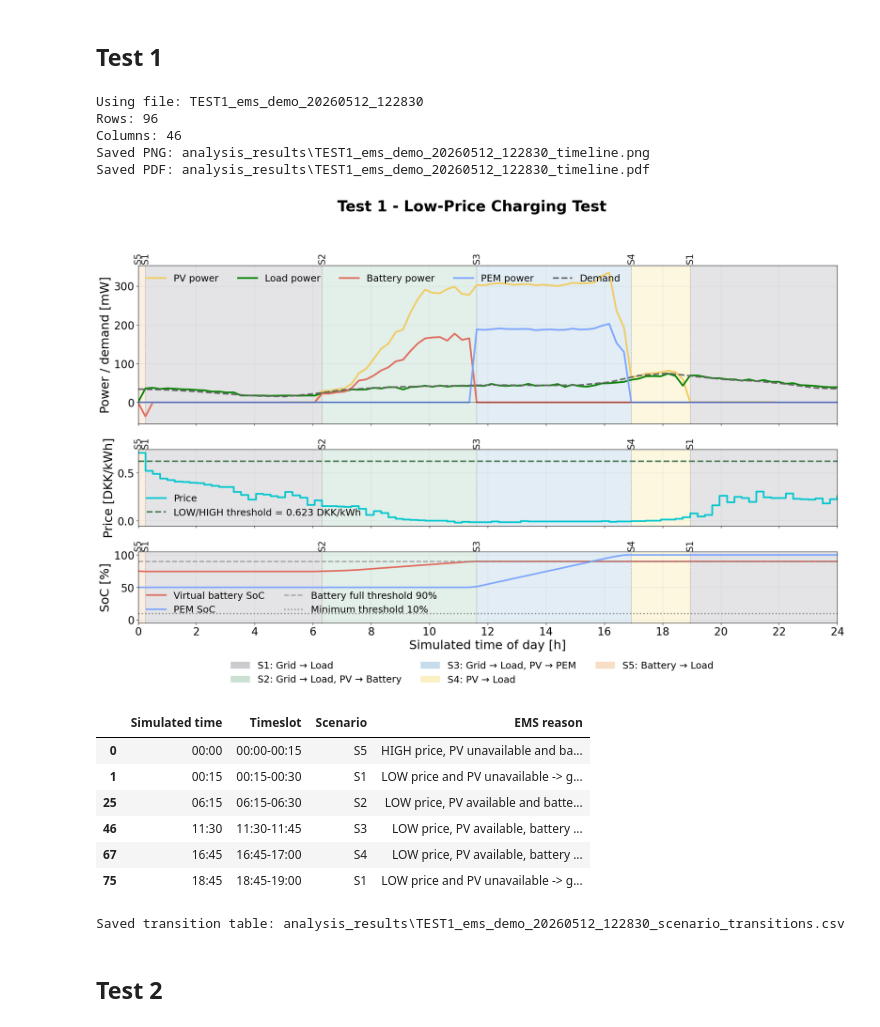
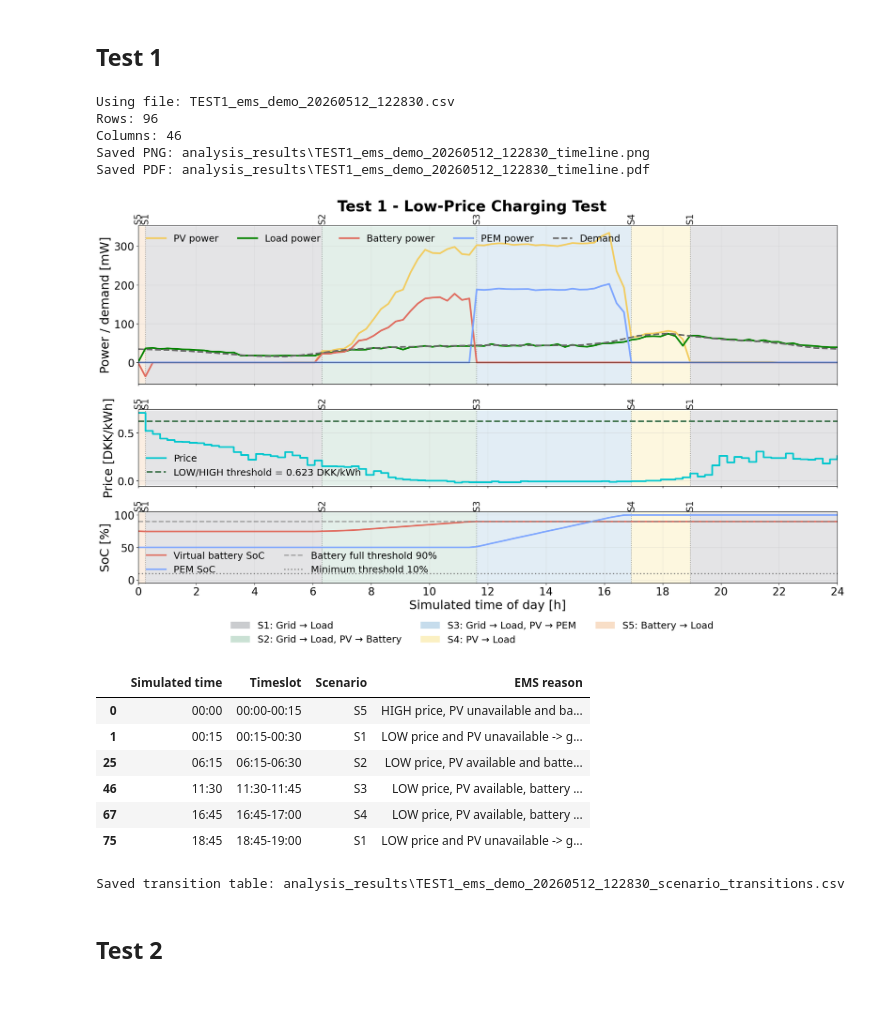
Before and after one commit to MatildeMGM/Bachelor, a Jupyter notebook: data/EMS_system_test/Test_analysis.ipynb, the cells around one changed output. Cells and saved outputs as stored; diff of their text form; code cells hidden in the pictures; blank space fills up the shorter version.

```diff
--- a/data/EMS_system_test/Test_analysis.ipynb
+++ b/data/EMS_system_test/Test_analysis.ipynb
@@ -303,6 +303,7 @@ fig.suptitle(
     plot_title,
     fontsize=TITLE_SIZE,
     fontweight="bold",
+    y=0.9,
 )
 
 for ax in axes:
@@ -543,35 +544,35 @@ if "time_label" in transition_rows.columns:
     table_columns.append("time_label")
 
 if "interval_label" in transition_rows.columns:
     table_columns.append("interval_label")
 
 table_columns.append("scenario")
 
 if "scheduler_reason" in transition_rows.columns:
     table_columns.append("scheduler_reason")
 
 transitions = transition_rows[table_columns].copy()
 
 transitions = transitions.rename(columns={
     "time_label": "Simulated time",
     "interval_label": "Timeslot",
     "scenario": "Scenario",
     "scheduler_reason": "EMS reason",
 })
 
 display(transitions)
 
 transition_csv = out_dir / f"{csv_path.stem}_scenario_transitions.csv"
 transitions.to_csv(transition_csv, index=False)
 
 print("Saved transition table:", transition_csv)
 # %% [output]
-Using file: TEST1_ems_demo_20260512_122830
+Using file: TEST1_ems_demo_20260512_122830.csv
 Rows: 96
 Columns: 46
 Saved PNG: analysis_results\TEST1_ems_demo_20260512_122830_timeline.png
 Saved PDF: analysis_results\TEST1_ems_demo_20260512_122830_timeline.pdf
-[figure, old version]
+[figure, new version]
 |  | Simulated time | Timeslot | Scenario | EMS reason |
 | 0 | 00:00 | 00:00-00:15 | S5 | HIGH price, PV unavailable and ba... |
 | 1 | 00:15 | 00:15-00:30 | S1 | LOW price and PV unavailable -> g... |
```
Also changed, not shown: parts of 3 cells of this notebook, 28 other files.
